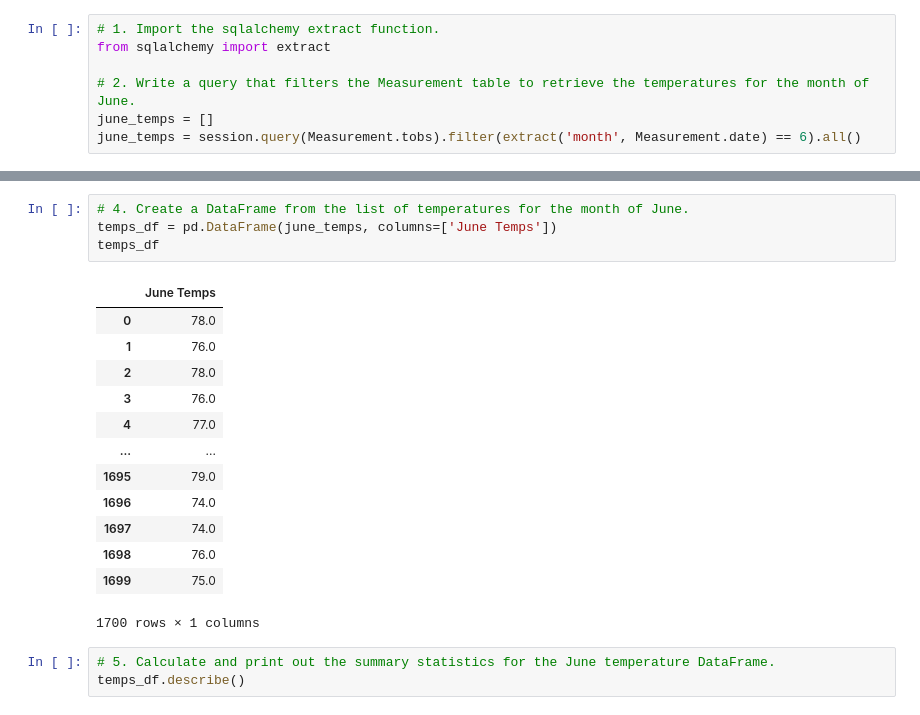
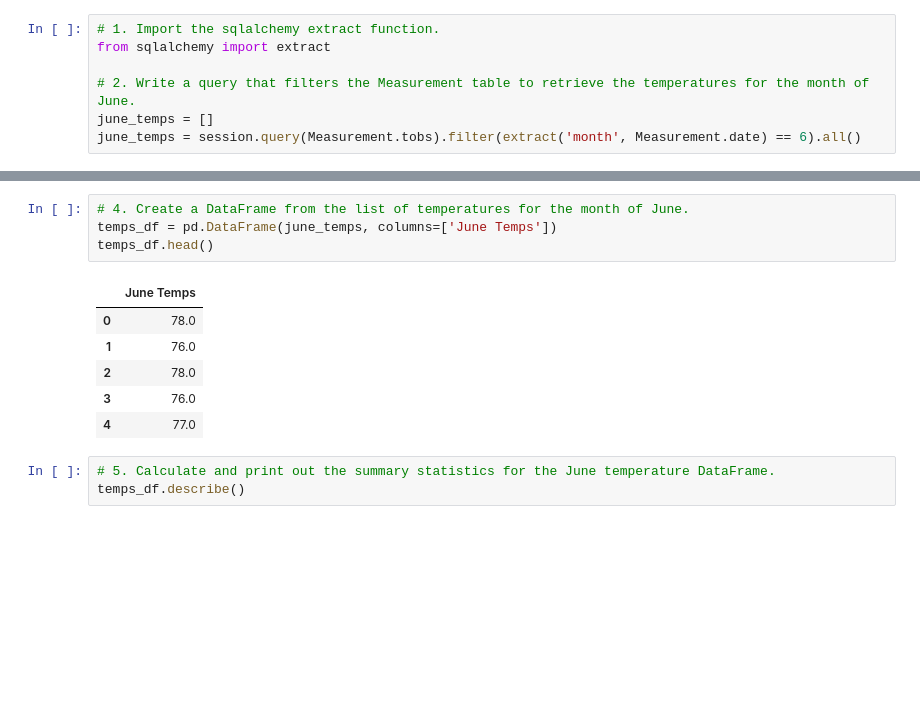
Before and after one commit to dpak-ch/surfs_up, a Jupyter notebook: SurfsUp_Challenge.ipynb, the cells around one changed output, grey strips where cells are left out. Drawn from its saved outputs; the diff is of its cells as text; blank space fills up the shorter version.

```diff
--- a/SurfsUp_Challenge.ipynb
+++ b/SurfsUp_Challenge.ipynb
@@ -63,21 +44,14 @@ june_temps
 # %%
 # 4. Create a DataFrame from the list of temperatures for the month of June.
 temps_df = pd.DataFrame(june_temps, columns=['June Temps'])
-temps_df
+temps_df.head()
 # %% [output]
 |  | June Temps |
 | 0 | 78.0 |
 | 1 | 76.0 |
 | 2 | 78.0 |
 | 3 | 76.0 |
 | 4 | 77.0 |
-| ... | ... |
-| 1695 | 79.0 |
-| 1696 | 74.0 |
-| 1697 | 74.0 |
-| 1698 | 76.0 |
-| 1699 | 75.0 |
-1700 rows × 1 columns
 # %%
 # 5. Calculate and print out the summary statistics for the June temperature DataFrame.
 temps_df.describe()
```
Also changed, not shown: parts of 1 cell of this notebook.
